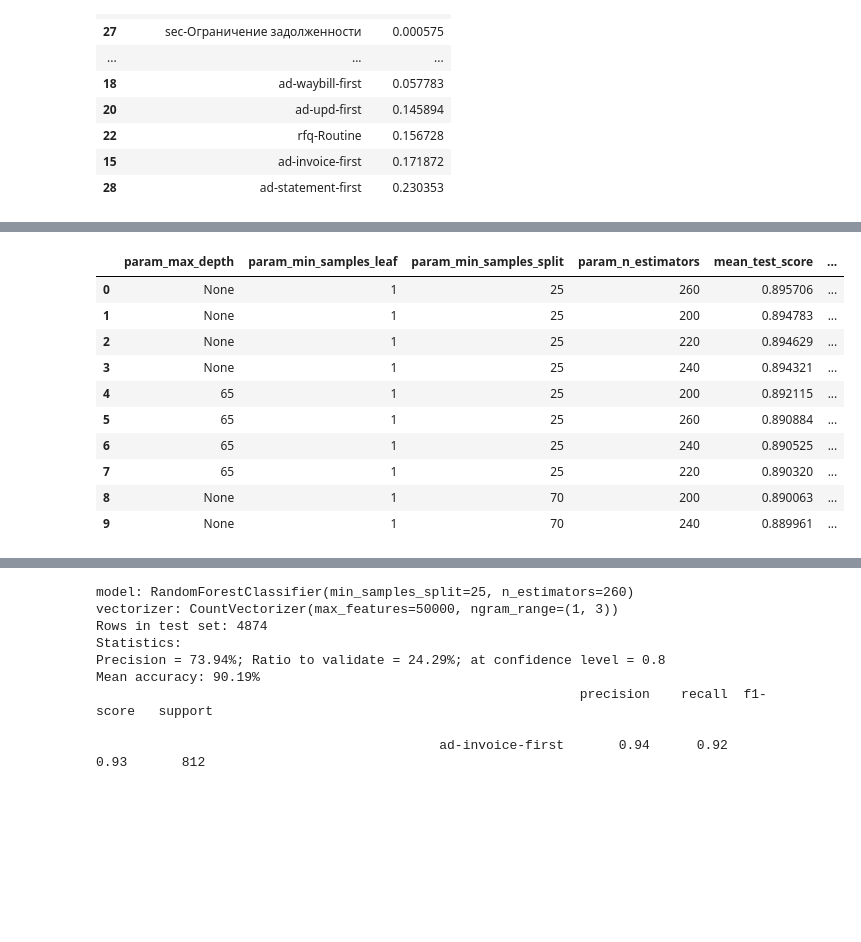
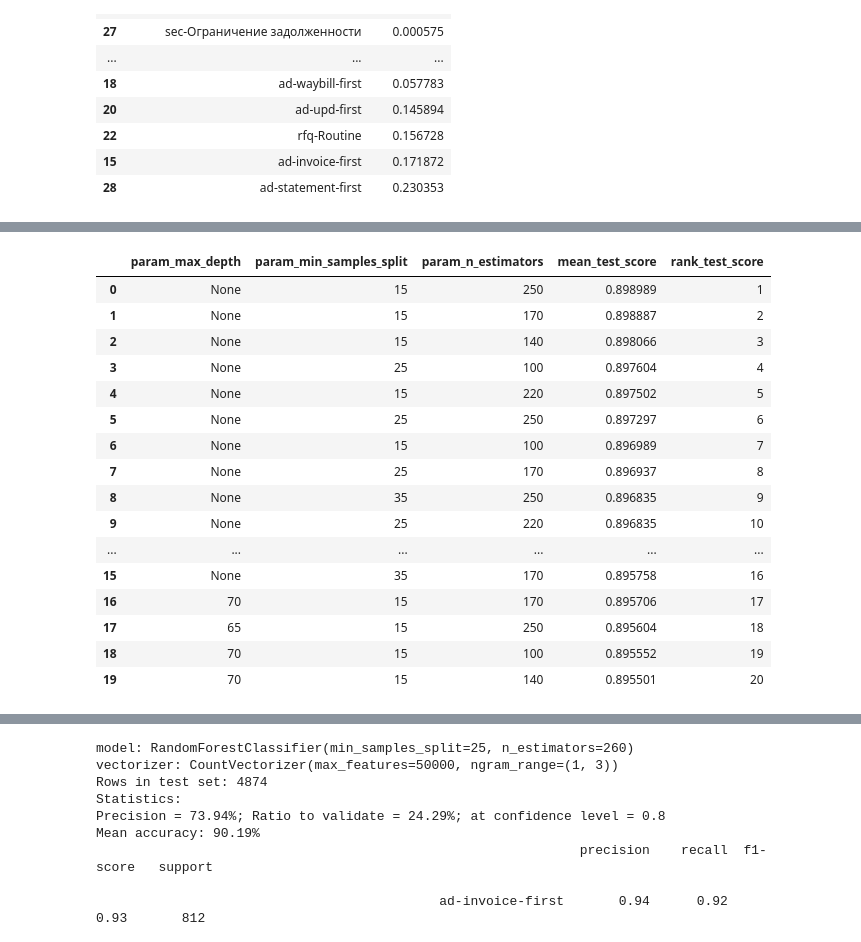
Before and after one commit to cherepasshka/document-classifier, a Jupyter notebook: DOCUMENT_CLASSIFIER.ipynb, the cells around one changed output, grey strips where cells are left out. Saved outputs shown, nothing was run; the diff lists cells and outputs as text; code cells hidden in the pictures; blank space fills up the shorter version.

```diff
--- a/DOCUMENT_CLASSIFIER.ipynb
+++ b/DOCUMENT_CLASSIFIER.ipynb
@@ -211,7 +212,7 @@ from sklearn.model_selection import RandomizedSearchCV
 
 n_estimators = [int(x) for x in np.linspace(start=90, stop=270, num=19)]
 max_features = ['log2', 'sqrt']
-max_depth = [int(x) for x in np.linspace(start=15, stop=70, num=12)] + [None]
+max_depth = [int(x) for x in np.linspace(start=30, stop=170, num=15)] + [None]
 min_samples_split = [int(x) for x in np.linspace(start=10, stop=80, num=15)]
 min_samples_leaf = [int(x) for x in np.linspace(start=1, stop=10, num=5)]
 bootstrap = [True, False]
@@ -221,7 +222,7 @@ param_dist = {
     #'max_features' : max_features,
     'max_depth' : max_depth,
     'min_samples_split' : min_samples_split,
-    'min_samples_leaf' : min_samples_leaf,
+    #'min_samples_leaf' : min_samples_leaf,
     #'bootstrap' : bootstrap,
     #'vctr__min_df' : [0.1, 1, 0.05, 0.2],
     #'vctr__max_df' : [1, 0.9, 0.7],
@@ -242,7 +243,7 @@ X_train, Y_train = train['X'], train['target']
 vectorizer = CreateVectorizer((1, 3), 50000)
 X_train = vectorizer.fit_transform(X_train)
 # %%
-rf = RandomForestClassifier(bootstrap=False, max_features='sqrt')
+rf = RandomForestClassifier(bootstrap=False, max_features='sqrt', min_samples_leaf=1)
 rs = RandomizedSearchCV(rf,
                         param_dist,
                         n_iter=110,
@@ -392,11 +365,11 @@ def GetBestArgs(rs_df, param):
     return srtd
 # %%
 from sklearn.model_selection import GridSearchCV
-best_n_estimators = GetBestArgs(rs_df, 'param_n_estimators')[:4]
+best_n_estimators = GetBestArgs(rs_df, 'param_n_estimators')[:5]
 #best_max_features = GetBestArgs(rs_df, 'param_max_features')[:1]
-best_max_depth = [None] + GetBestArgs(rs_df, 'param_max_depth')[:2]
-best_min_samples_split = GetBestArgs(rs_df, 'param_min_samples_split')[:3]
-best_min_samples_leaf = GetBestArgs(rs_df, 'param_min_samples_leaf')[:3]
+best_max_depth = [None] + GetBestArgs(rs_df, 'param_max_depth')[:3]
+best_min_samples_split = GetBestArgs(rs_df, 'param_min_samples_split')[:4]
+#best_min_samples_leaf = GetBestArgs(rs_df, 'param_min_samples_leaf')[:3]
 #best_bootstrap = [False, True]
 
 #best_min_df = GetBestArgs(rs_df, 'param_vctr__min_df')[:2]
@@ -406,7 +379,7 @@ param_grid = {
     #'max_features' : best_max_features,
     'max_depth' : best_max_depth,
     'min_samples_split' : best_min_samples_split,
-    'min_samples_leaf' : best_min_samples_leaf,
+    #'min_samples_leaf' : best_min_samples_leaf,
     #'bootstrap' : best_bootstrap,
     #'vctr__min_df' : best_min_df,
     #'vctr__max_df' : best_max_df
@@ -453,15 +426,21 @@ RandomForestClassifier(min_samples_split=25, n_estimators=260)
 # %%
 gs_df = GetResultsDataFrame(gs)
-gs_df.head(10)
+gs_df.head(20)
 # %% [output]
-|  | param_max_depth | param_min_samples_leaf | param_min_samples_split | param_n_estimators | mean_test_score | ... |
-| 0 | None | 1 | 25 | 260 | 0.895706 | ... |
-| 1 | None | 1 | 25 | 200 | 0.894783 | ... |
-| 2 | None | 1 | 25 | 220 | 0.894629 | ... |
-| 3 | None | 1 | 25 | 240 | 0.894321 | ... |
-| 4 | 65 | 1 | 25 | 200 | 0.892115 | ... |
-| 5 | 65 | 1 | 25 | 260 | 0.890884 | ... |
-| 6 | 65 | 1 | 25 | 240 | 0.890525 | ... |
-| 7 | 65 | 1 | 25 | 220 | 0.890320 | ... |
-| 8 | None | 1 | 70 | 200 | 0.890063 | ... |
-| 9 | None | 1 | 70 | 240 | 0.889961 | ... |
+|  | param_max_depth | param_min_samples_split | param_n_estimators | mean_test_score | rank_test_score |
+| 0 | None | 15 | 250 | 0.898989 | 1 |
+| 1 | None | 15 | 170 | 0.898887 | 2 |
+| 2 | None | 15 | 140 | 0.898066 | 3 |
+| 3 | None | 25 | 100 | 0.897604 | 4 |
+| 4 | None | 15 | 220 | 0.897502 | 5 |
+| 5 | None | 25 | 250 | 0.897297 | 6 |
+| 6 | None | 15 | 100 | 0.896989 | 7 |
+| 7 | None | 25 | 170 | 0.896937 | 8 |
+| 8 | None | 35 | 250 | 0.896835 | 9 |
+| 9 | None | 25 | 220 | 0.896835 | 10 |
+| ... | ... | ... | ... | ... | ... |
+| 15 | None | 35 | 170 | 0.895758 | 16 |
+| 16 | 70 | 15 | 170 | 0.895706 | 17 |
+| 17 | 65 | 15 | 250 | 0.895604 | 18 |
+| 18 | 70 | 15 | 100 | 0.895552 | 19 |
+| 19 | 70 | 15 | 140 | 0.895501 | 20 |
```
Also changed, not shown: parts of 12 cells of this notebook.
